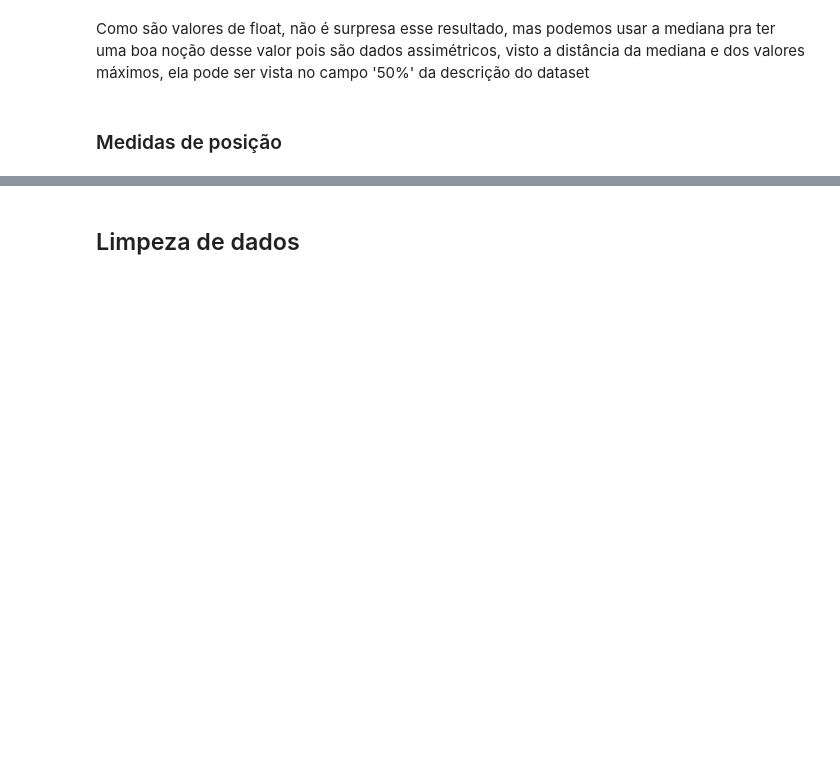
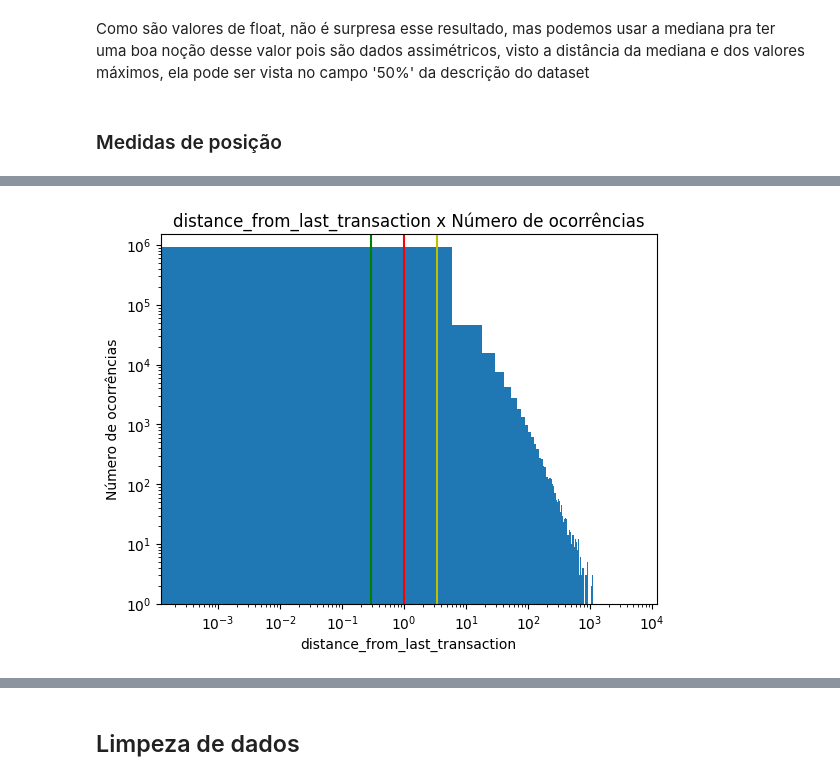
Before and after one commit to GustavoH-Lima/ML, a Jupyter notebook: parte1.ipynb, the cells around one changed output, grey strips where cells are left out. Drawn from its saved outputs; the diff is of its cells as text; code cells hidden in the pictures; blank space fills up the shorter version.

```diff
--- a/parte1.ipynb
+++ b/parte1.ipynb
@@ -206,0 +256,4 @@ Fazer boxplot
+# %%
+grafico('distance_from_last_transaction')
+# %% [output]
+[figure, added]
```
Also changed, not shown: parts of 12 cells of this notebook.
